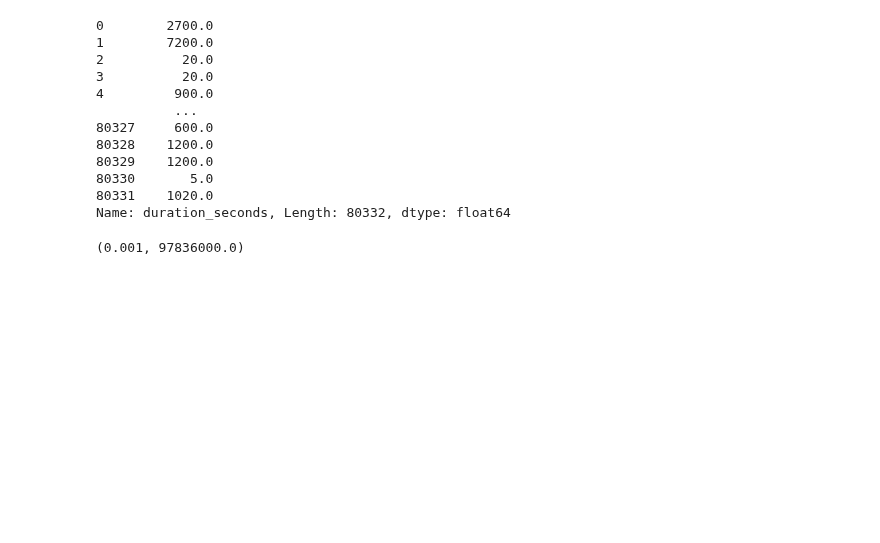
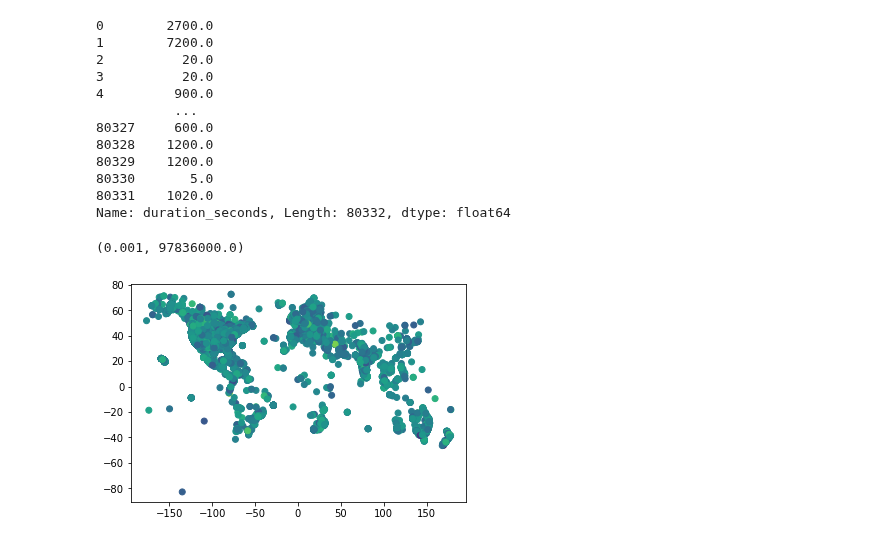
Before and after one commit to UIUC-iSchool-DataViz/is445_spring2022, a Jupyter notebook: week05/inClass_week05.ipynb, the cells around one changed output. Saved outputs shown, nothing was run; the diff lists cells and outputs as text; code cells hidden in the pictures; blank space fills up the shorter version.

```diff
--- a/week05/inClass_week05.ipynb
+++ b/week05/inClass_week05.ipynb
@@ -558,3 +558,8 @@ Name: duration_seconds, Length: 80332, dtype: float64
 ufos['duration_seconds'].min(), ufos['duration_seconds'].max()
 # %% [output]
 (0.001, 97836000.0)
+# %%
+plt.scatter(ufos['longitude'],ufos['latitude'], c=np.log10(ufos['duration_seconds']))
+plt.show()
+# %% [output]
+[figure, added]
```
